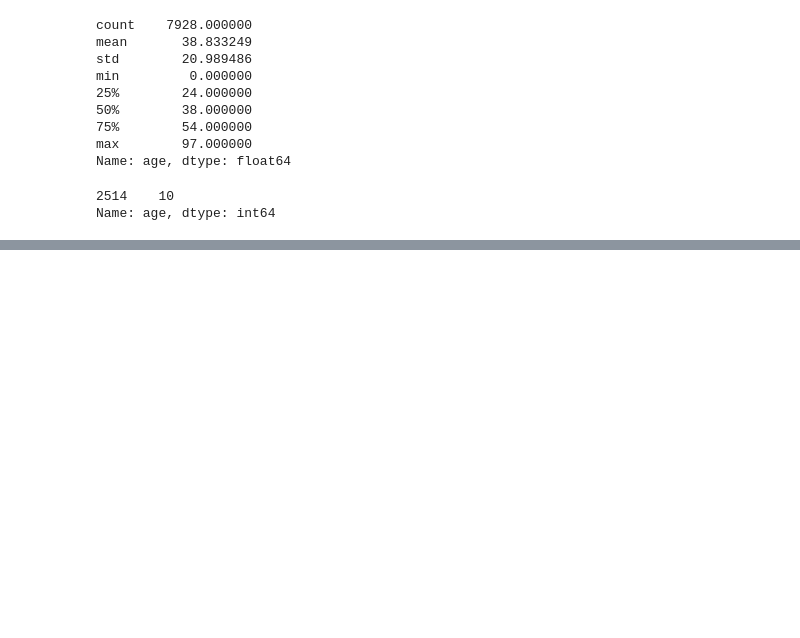
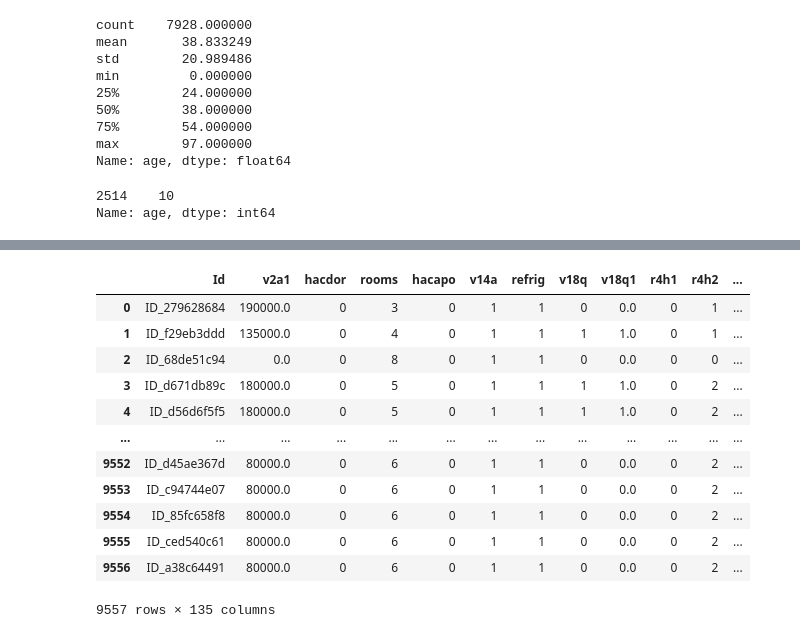
Before and after one commit to leandrorodor/PGR-IESB-P9043-CDNA-20203, a Jupyter notebook: projeto_kaggle.ipynb, the cells around one changed output, grey strips where cells are left out. Drawn from its saved outputs; the diff is of its cells as text; code cells hidden in the pictures; blank space fills up the shorter version.

```diff
--- a/projeto_kaggle.ipynb
+++ b/projeto_kaggle.ipynb
@@ -278,0 +307,5 @@ Name: age, dtype: int64
+# %%
+squared_meaneduc =  float(missing_SQBmeaned['meaneduc'].iloc[0]) ** 2
+
+# Preenchimento com valor²
+train.SQBmeaned = train.SQBmeaned.fillna(squared_meaneduc)
@@ -278,0 +323,16 @@ Name: age, dtype: int64
+# %%
+# Alterando o tipo de dado de dependência para flutuante, substituindo sim por 1 e não por zero
+
+train.loc[(train.dependency  == 'yes') , 'dependency'] = 1
+train.loc[(train.dependency  == 'no'), 'dependency'] = 0
+train.dependency = train.dependency.astype(float)
+# %%
+#edjefe
+train.loc[(train.edjefe  == 'yes') , 'edjefe'] = 1
+train.loc[(train.edjefe  == 'no'), 'edjefe'] = 0
+train.edjefe = train.edjefe.astype(float)
+# %%
+#edjefa
+train.loc[(train.edjefa  == 'yes') , 'edjefa'] = 1
+train.loc[(train.edjefa  == 'no'), 'edjefa'] = 0
+train.edjefa = train.edjefa.astype(float)
@@ -278,0 +363,17 @@ Name: age, dtype: int64
+# %%
+train.drop(columns = ['SQBescolari', 'SQBage', 'SQBhogar_total', 'SQBedjefe', 'SQBovercrowding', 'SQBdependency'
+                    ,'SQBmeaned', 'agesq'])
+# %% [output]
+|  | Id | v2a1 | hacdor | rooms | hacapo | v14a | refrig | v18q | v18q1 | r4h1 | r4h2 | ... |
+| 0 | ID_279628684 | 190000.0 | 0 | 3 | 0 | 1 | 1 | 0 | 0.0 | 0 | 1 | ... |
+| 1 | ID_f29eb3ddd | 135000.0 | 0 | 4 | 0 | 1 | 1 | 1 | 1.0 | 0 | 1 | ... |
+| 2 | ID_68de51c94 | 0.0 | 0 | 8 | 0 | 1 | 1 | 0 | 0.0 | 0 | 0 | ... |
+| 3 | ID_d671db89c | 180000.0 | 0 | 5 | 0 | 1 | 1 | 1 | 1.0 | 0 | 2 | ... |
+| 4 | ID_d56d6f5f5 | 180000.0 | 0 | 5 | 0 | 1 | 1 | 1 | 1.0 | 0 | 2 | ... |
+| ... | ... | ... | ... | ... | ... | ... | ... | ... | ... | ... | ... | ... |
+| 9552 | ID_d45ae367d | 80000.0 | 0 | 6 | 0 | 1 | 1 | 0 | 0.0 | 0 | 2 | ... |
+| 9553 | ID_c94744e07 | 80000.0 | 0 | 6 | 0 | 1 | 1 | 0 | 0.0 | 0 | 2 | ... |
+| 9554 | ID_85fc658f8 | 80000.0 | 0 | 6 | 0 | 1 | 1 | 0 | 0.0 | 0 | 2 | ... |
+| 9555 | ID_ced540c61 | 80000.0 | 0 | 6 | 0 | 1 | 1 | 0 | 0.0 | 0 | 2 | ... |
+| 9556 | ID_a38c64491 | 80000.0 | 0 | 6 | 0 | 1 | 1 | 0 | 0.0 | 0 | 2 | ... |
+9557 rows × 135 columns
```
Also changed, not shown: parts of 8 cells of this notebook.
